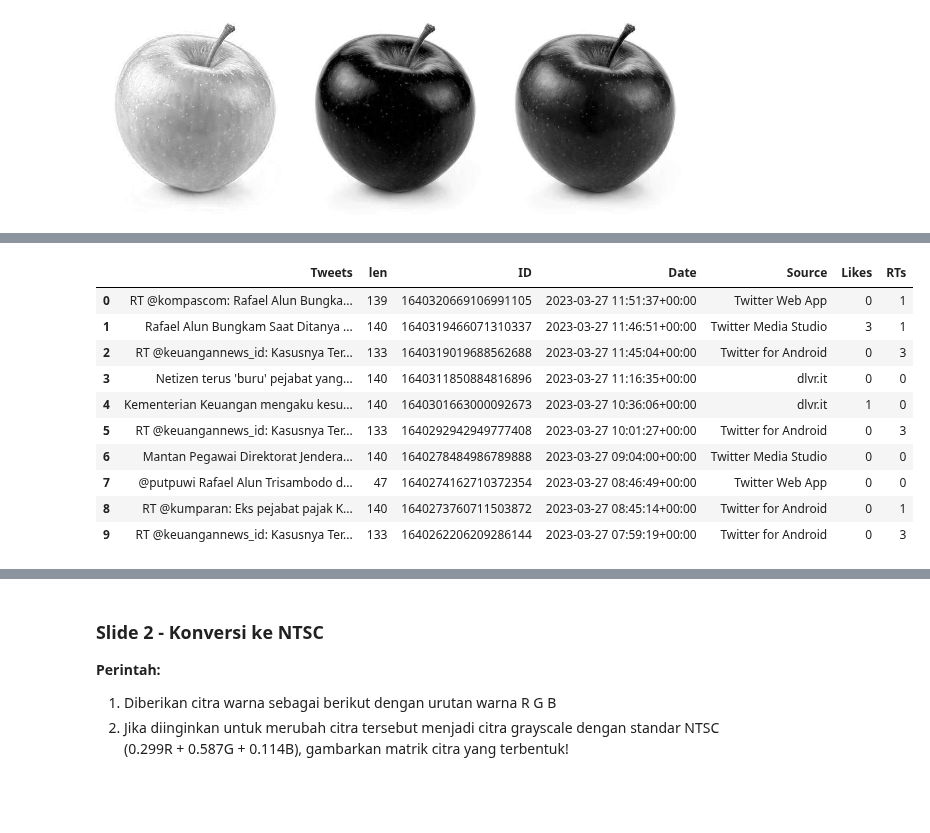
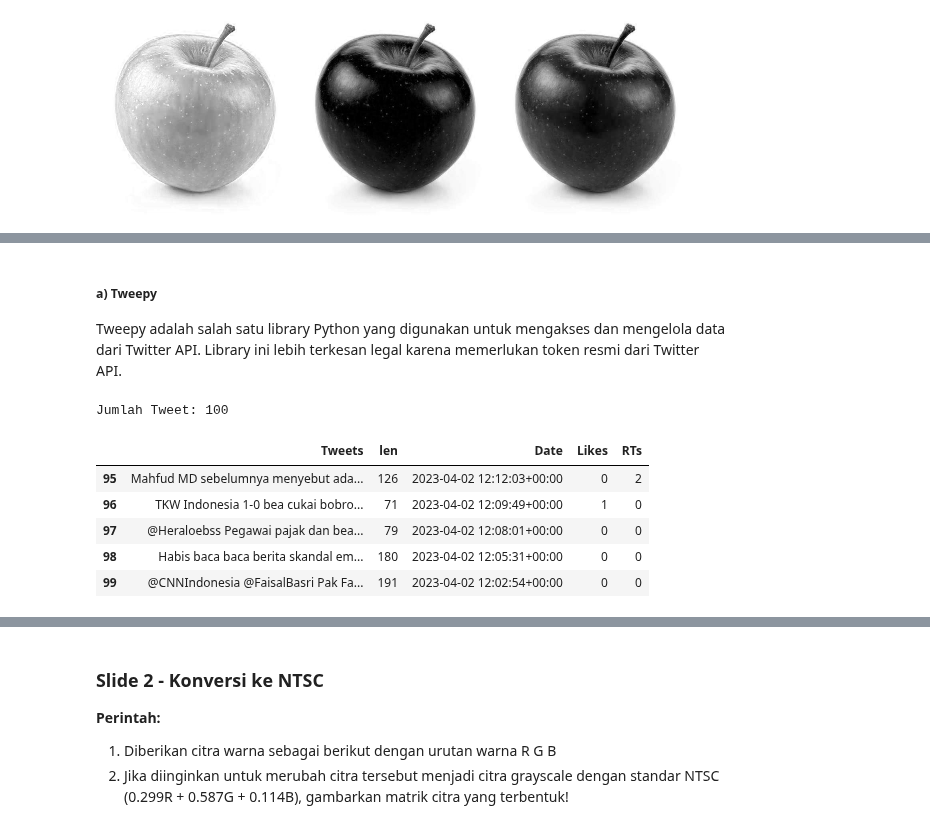
Before and after one commit to novay/amikom, a Jupyter notebook: ds6_data_visualisasi.ipynb, the cells around one changed output, grey strips where cells are left out. Drawn from its saved outputs; the diff is of its cells as text; code cells hidden in the pictures; blank space fills up the shorter version.

```diff
--- a/ds6_data_visualisasi.ipynb
+++ b/ds6_data_visualisasi.ipynb
@@ -75,31 +97,39 @@ matrix = np.array(img)
+# %% [markdown]
+##### **a) Tweepy**<br/>
+Tweepy adalah salah satu library Python yang digunakan untuk mengakses dan mengelola data dari Twitter API. Library ini lebih terkesan legal karena memerlukan token resmi dari Twitter API.
 # %%
 # %pip install tweepy
 import tweepy
+import pandas as pd
+import numpy as np
 
+""" Digunakan untuk mempercantik tabel pada dataframe """
+from google.colab import data_table
+data_table.enable_dataframe_formatter()
+
+""" Autentikasi ke Twitter API """
 auth = tweepy.OAuth2BearerHandler("AAAAAAAAAAAAAAAAAAAAAGdvmQEAAAAA8EJmC2xEDfKpw2m8JdTHRp9qB4k%3DG0rd3XeRUKvm4DtrNYmJnCSDLNgDMJGRgGNq1507CJ1WN4OIkr")
 api = tweepy.API(auth)
 
-tweets = api.search_tweets(q="Rafael Alun Trisambodo", count=10)
+query_tweepy = "Bea Cukai -filter:retweets" # -filter:retweets = untuk filter retweet
+tweets = api.search_tweets(q=query_tweepy, lang="id", count=500, tweet_mode='extended')
 
-df = pd.DataFrame(data=[tweet.text for tweet in tweets], columns=['Tweets'])
+"""
+  Sajikan Tweet dalam DataFrame
+"""
+tweepy = pd.DataFrame(data=[tweet.full_text for tweet in tweets], columns=['Tweets'])
+tweepy['len'] = np.array([len(tweet.full_text) for tweet in tweets])
+tweepy['Date'] = np.array([tweet.created_at for tweet in tweets])
+tweepy['Likes'] = np.array([tweet.favorite_count for tweet in tweets])
+tweepy['RTs'] = np.array([tweet.retweet_count for tweet in tweets])
 
-df['len']  = np.array([len(tweet.text) for tweet in tweets])
-df['ID']   = np.array([tweet.id for tweet in tweets])
-df['Date'] = np.array([tweet.created_at for tweet in tweets])
-df['Source'] = np.array([tweet.source for tweet in tweets])
-df['Likes']  = np.array([tweet.favorite_count for tweet in tweets])
-df['RTs']    = np.array([tweet.retweet_count for tweet in tweets])
-
-display(df)
+print("Jumlah Tweet: " + str(len(tweepy)))
+tweepy.tail()
 # %% [output]
+Jumlah Tweet: 100
-|  | Tweets | len | ID | Date | Source | Likes | RTs |
-| 0 | RT @kompascom: Rafael Alun Bungka... | 139 | 1640320669106991105 | 2023-03-27 11:51:37+00:00 | Twitter Web App | 0 | 1 |
-| 1 | Rafael Alun Bungkam Saat Ditanya ... | 140 | 1640319466071310337 | 2023-03-27 11:46:51+00:00 | Twitter Media Studio | 3 | 1 |
-| 2 | RT @keuangannews_id: Kasusnya Ter... | 133 | 1640319019688562688 | 2023-03-27 11:45:04+00:00 | Twitter for Android | 0 | 3 |
-| 3 | Netizen terus 'buru' pejabat yang... | 140 | 1640311850884816896 | 2023-03-27 11:16:35+00:00 | dlvr.it | 0 | 0 |
-| 4 | Kementerian Keuangan mengaku kesu... | 140 | 1640301663000092673 | 2023-03-27 10:36:06+00:00 | dlvr.it | 1 | 0 |
-| 5 | RT @keuangannews_id: Kasusnya Ter... | 133 | 1640292942949777408 | 2023-03-27 10:01:27+00:00 | Twitter for Android | 0 | 3 |
-| 6 | Mantan Pegawai Direktorat Jendera... | 140 | 1640278484986789888 | 2023-03-27 09:04:00+00:00 | Twitter Media Studio | 0 | 0 |
-| 7 | @putpuwi Rafael Alun Trisambodo d... | 47 | 1640274162710372354 | 2023-03-27 08:46:49+00:00 | Twitter Web App | 0 | 0 |
-| 8 | RT @kumparan: Eks pejabat pajak K... | 140 | 1640273760711503872 | 2023-03-27 08:45:14+00:00 | Twitter for Android | 0 | 1 |
-| 9 | RT @keuangannews_id: Kasusnya Ter... | 133 | 1640262206209286144 | 2023-03-27 07:59:19+00:00 | Twitter for Android | 0 | 3 |
+|  | Tweets | len | Date | Likes | RTs |
+| 95 | Mahfud MD sebelumnya menyebut ada... | 126 | 2023-04-02 12:12:03+00:00 | 0 | 2 |
+| 96 | TKW Indonesia 1-0 bea cukai bobro... | 71 | 2023-04-02 12:09:49+00:00 | 1 | 0 |
+| 97 | @Heraloebss Pegawai pajak dan bea... | 79 | 2023-04-02 12:08:01+00:00 | 0 | 0 |
+| 98 | Habis baca baca berita skandal em... | 180 | 2023-04-02 12:05:31+00:00 | 0 | 0 |
+| 99 | @CNNIndonesia @FaisalBasri Pak Fa... | 191 | 2023-04-02 12:02:54+00:00 | 0 | 0 |
```
Also changed, not shown: parts of 115 cells of this notebook.
